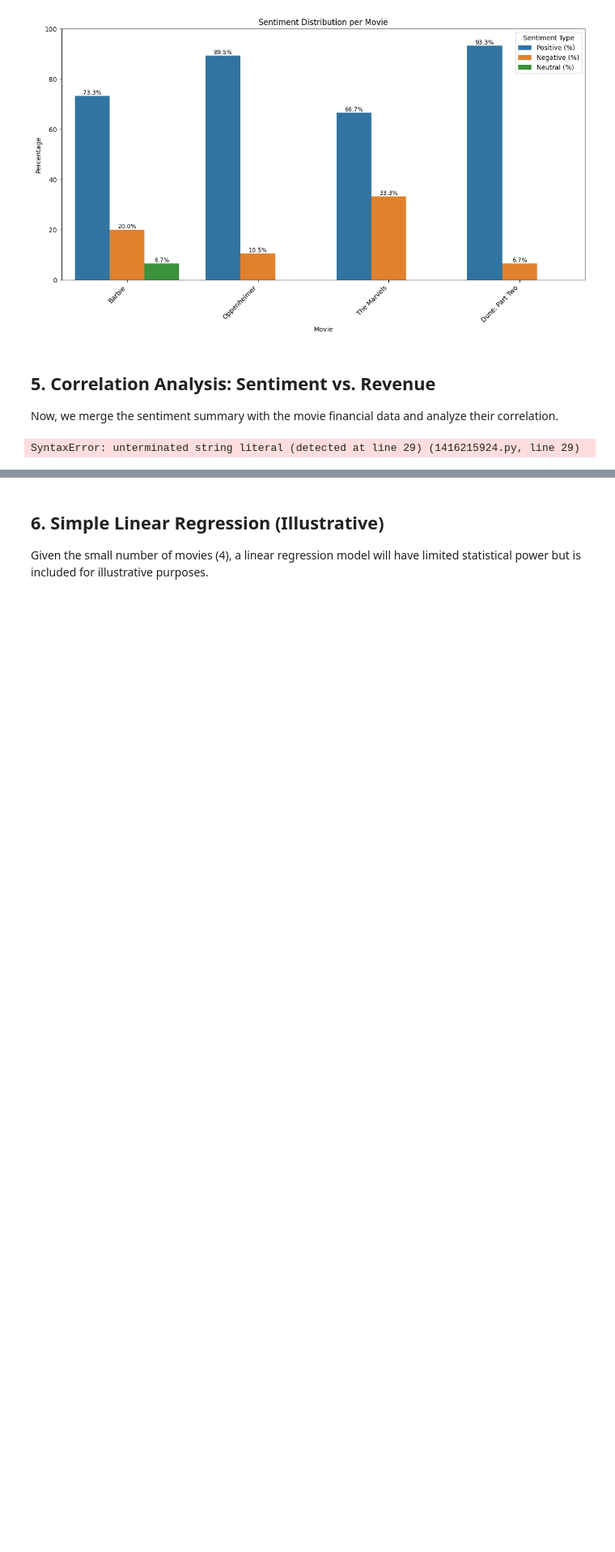
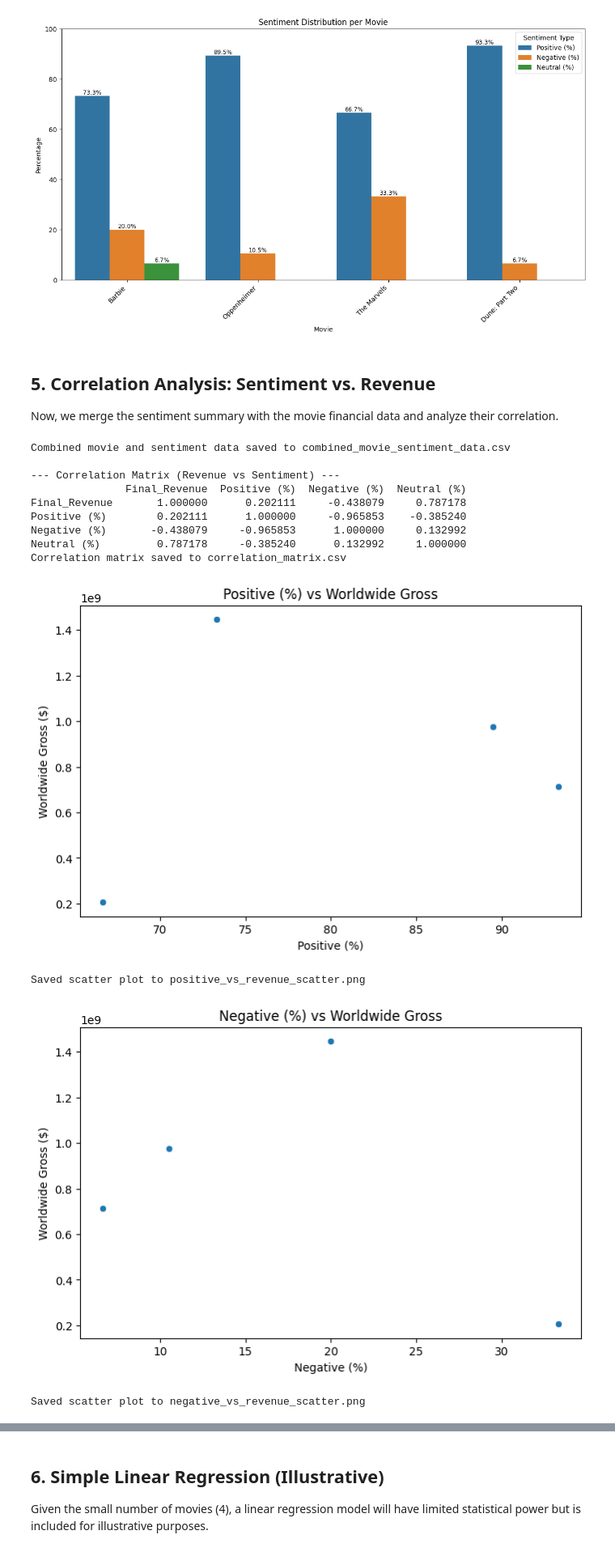
Before and after one commit to CU-S25-MSDSSB-DSCI-01-DataScienceLab/Movie-Project, a Jupyter notebook: Sentiment_analysis_2/Movie_Sentiment_Revenue_Analysis.ipynb, the cells around one changed output, grey strips where cells are left out. Shown: that part at 81% size. Cells and saved outputs as stored; diff of their text form; code cells hidden in the pictures; blank space fills up the shorter version.

Commit message:
LU_sentiment_2_try

```diff
--- a/Sentiment_analysis_2/Movie_Sentiment_Revenue_Analysis.ipynb
+++ b/Sentiment_analysis_2/Movie_Sentiment_Revenue_Analysis.ipynb
@@ -300,7 +318,7 @@ df_movies_financial = pd.read_csv(merged_movie_data_path)
 # Merge movie financial data with sentiment summary
 df_combined_analysis = pd.merge(df_movies_financial, sentiment_summary_df, left_on='Title', right_on='Movie', how='left')
 if 'Movie' in df_combined_analysis.columns and 'Title' in df_combined_analysis.columns and 'Movie' != 'Title':
-    df_combined_analysis.drop(columns=['Movie'], inplace=True) # Drop redundant 'Movie' column if names differed and merge was successful
+    df_combined_analysis.drop(columns=['Movie'], inplace=True)  # Drop redundant 'Movie' column if names differed and merge was successful
 
 df_combined_analysis.to_csv('combined_movie_sentiment_data.csv', index=False)
 print("Combined movie and sentiment data saved to combined_movie_sentiment_data.csv")
@@ -319,33 +337,44 @@ else:
 
     df_for_corr = df_combined_analysis.dropna(subset=['Final_Revenue'] + sentiment_cols_for_corr)
     if df_for_corr.shape[0] < 2:
         print("Not enough data points for correlation analysis after cleaning.")
     else:
         correlation_matrix = df_for_corr[['Final_Revenue'] + sentiment_cols_for_corr].corr()
-        print("
---- Correlation Matrix (Revenue vs Sentiment) ---")
+        print("\n--- Correlation Matrix (Revenue vs Sentiment) ---")
         print(correlation_matrix)
         correlation_matrix.to_csv('correlation_matrix.csv')
         print(f"Correlation matrix saved to correlation_matrix.csv")
 
         # Visualizations for correlation
         for sent_col in sentiment_cols_for_corr:
             if sent_col in df_for_corr.columns:
                 plt.figure(figsize=(8, 5))
                 sns.scatterplot(data=df_for_corr, x=sent_col, y='Final_Revenue')
                 plt.title(f'{sent_col} vs Worldwide Gross')
                 plt.xlabel(sent_col)
                 plt.ylabel('Worldwide Gross ($)')
                 scatter_plot_path = f'{sent_col.replace(" (%)", "").lower()}_vs_revenue_scatter.png'
                 plt.savefig(scatter_plot_path)
                 plt.show()
                 print(f"Saved scatter plot to {scatter_plot_path}")
 
         if not df_for_corr[['Final_Revenue'] + sentiment_cols_for_corr].empty:
             pairplot_path = 'sentiment_revenue_pairplot.png'
             sns.pairplot(df_for_corr[['Final_Revenue'] + sentiment_cols_for_corr])
             plt.savefig(pairplot_path)
             plt.show()
             print(f"Saved pairplot to {pairplot_path}")
 # %% [output]
-SyntaxError: unterminated string literal (detected at line 29) (1416215924.py, line 29)
+Combined movie and sentiment data saved to combined_movie_sentiment_data.csv
+
+--- Correlation Matrix (Revenue vs Sentiment) ---
+               Final_Revenue  Positive (%)  Negative (%)  Neutral (%)
+Final_Revenue       1.000000      0.202111     -0.438079     0.787178
+Positive (%)        0.202111      1.000000     -0.965853    -0.385240
+Negative (%)       -0.438079     -0.965853      1.000000     0.132992
+Neutral (%)         0.787178     -0.385240      0.132992     1.000000
+Correlation matrix saved to correlation_matrix.csv
+[figure, added]
+Saved scatter plot to positive_vs_revenue_scatter.png
+[figure, added]
+Saved scatter plot to negative_vs_revenue_scatter.png
```
Also changed, not shown: parts of 6 cells of this notebook, 4 other files.
